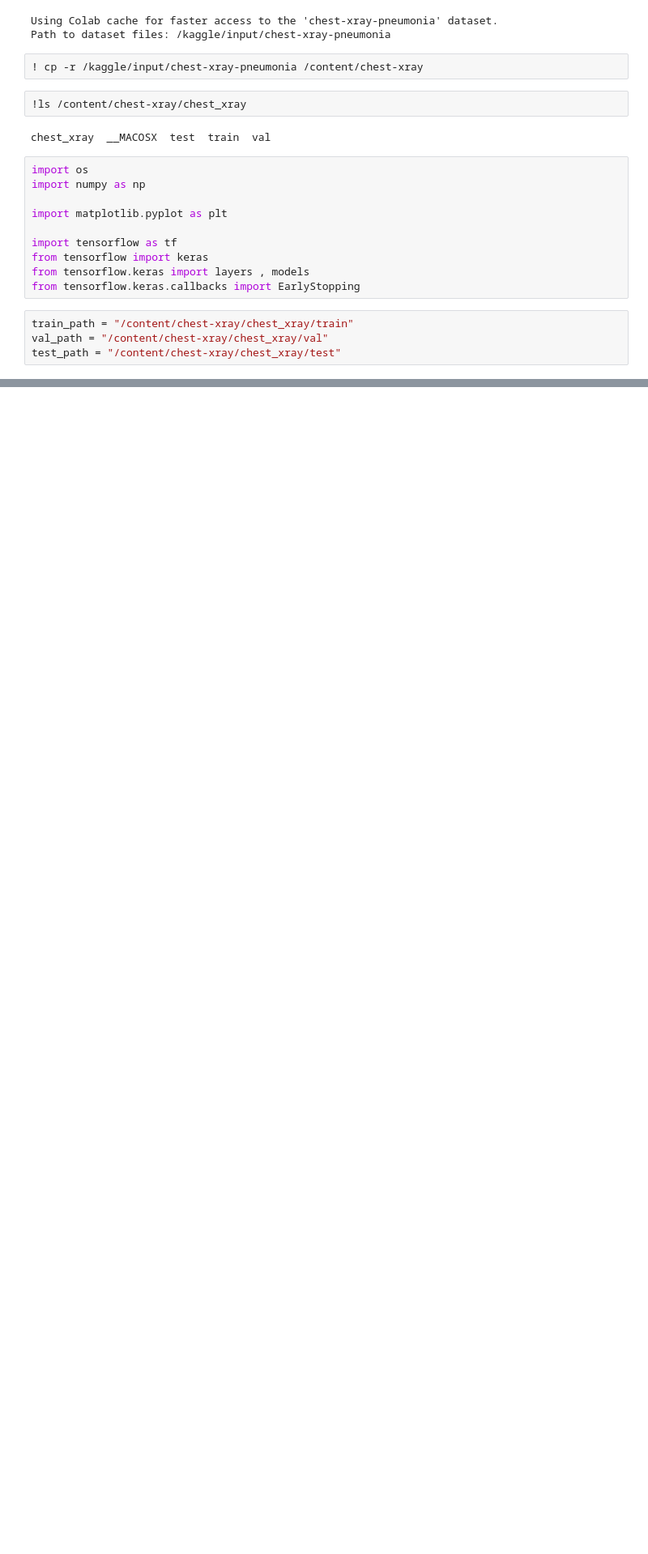
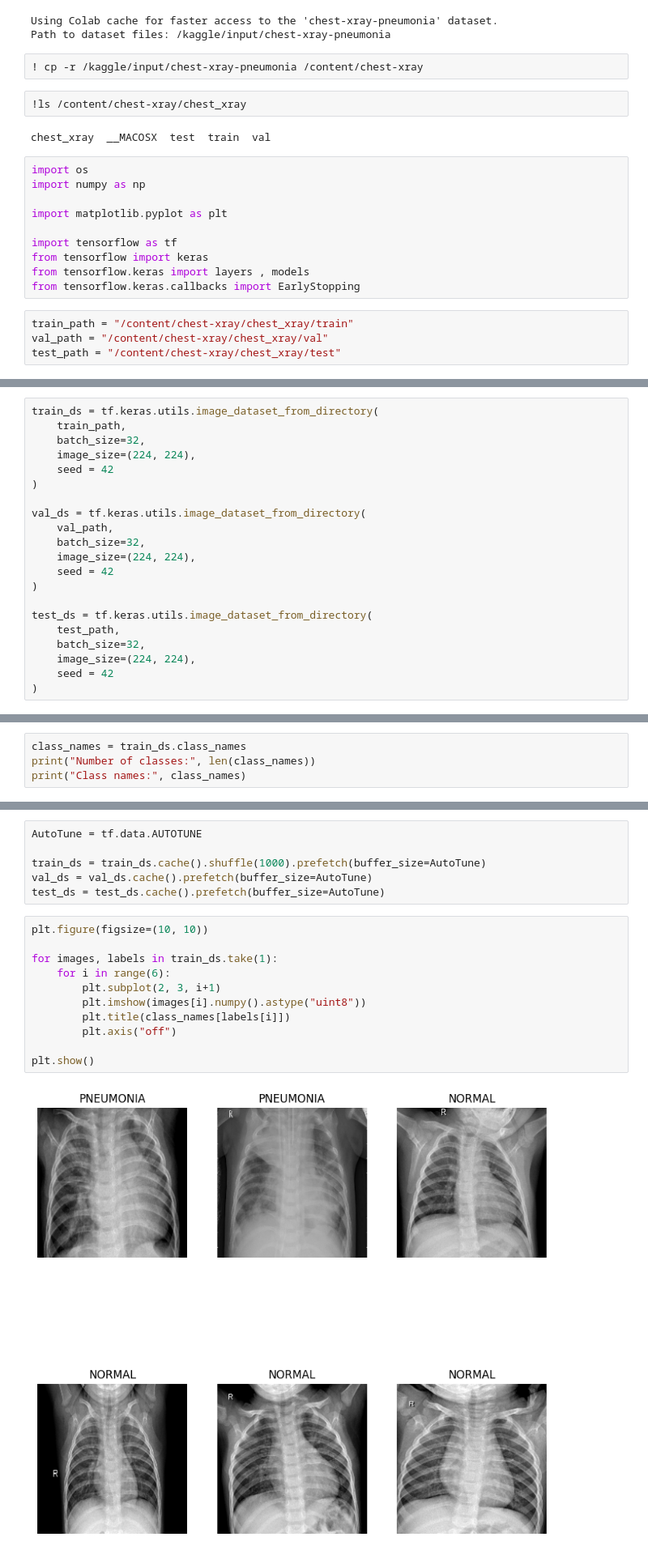
Before and after one commit to Ahmed-Tarek0/Deep-Learning-Implementations, a Jupyter notebook: 02-CNN/Chest_X-Ray/chest_x-ray_cnn.ipynb, the cells around one changed output, grey strips where cells are left out. Shown at 81% size. Cells and saved outputs as stored; diff of their text form; blank space fills up the shorter version.

Commit message:
Prepare The Data For The CNN Adn Show A Sample

```diff
--- a/02-CNN/Chest_X-Ray/chest_x-ray_cnn.ipynb
+++ b/02-CNN/Chest_X-Ray/chest_x-ray_cnn.ipynb
@@ -30,0 +33,21 @@ test_path = "/content/chest-xray/chest_xray/test"
+# %%
+train_ds = tf.keras.utils.image_dataset_from_directory(
+    train_path,
+    batch_size=32,
+    image_size=(224, 224),
+    seed = 42
+)
+
+val_ds = tf.keras.utils.image_dataset_from_directory(
+    val_path,
+    batch_size=32,
+    image_size=(224, 224),
+    seed = 42
+)
+
+test_ds = tf.keras.utils.image_dataset_from_directory(
+    test_path,
+    batch_size=32,
+    image_size=(224, 224),
+    seed = 42
+)
@@ -30,0 +58,4 @@ test_path = "/content/chest-xray/chest_xray/test"
+# %%
+class_names = train_ds.class_names
+print("Number of classes:", len(class_names))
+print("Class names:", class_names)
@@ -30,0 +67,19 @@ test_path = "/content/chest-xray/chest_xray/test"
+# %%
+AutoTune = tf.data.AUTOTUNE
+
+train_ds = train_ds.cache().shuffle(1000).prefetch(buffer_size=AutoTune)
+val_ds = val_ds.cache().prefetch(buffer_size=AutoTune)
+test_ds = test_ds.cache().prefetch(buffer_size=AutoTune)
+# %%
+plt.figure(figsize=(10, 10))
+
+for images, labels in train_ds.take(1):
+    for i in range(6):
+        plt.subplot(2, 3, i+1)
+        plt.imshow(images[i].numpy().astype("uint8"))
+        plt.title(class_names[labels[i]])
+        plt.axis("off")
+
+plt.show()
+# %% [output]
+[figure, added]
```
Also changed, not shown: parts of 4 cells of this notebook.
